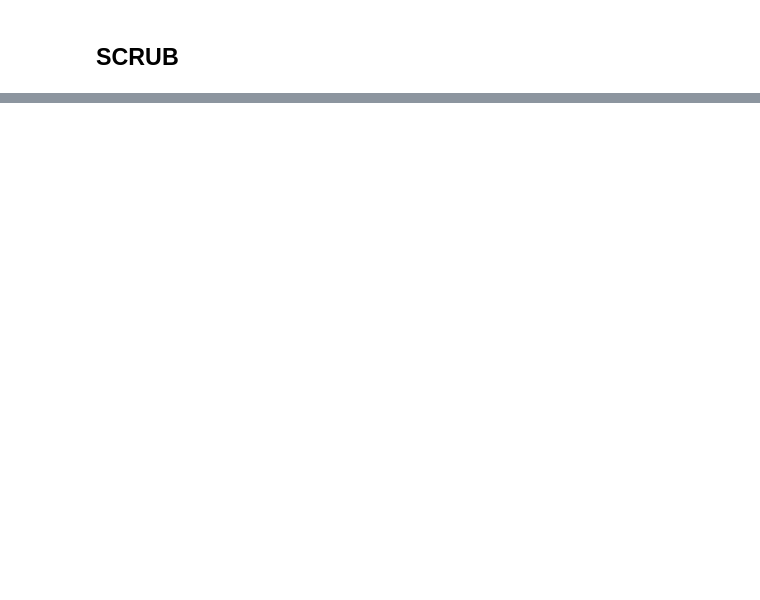
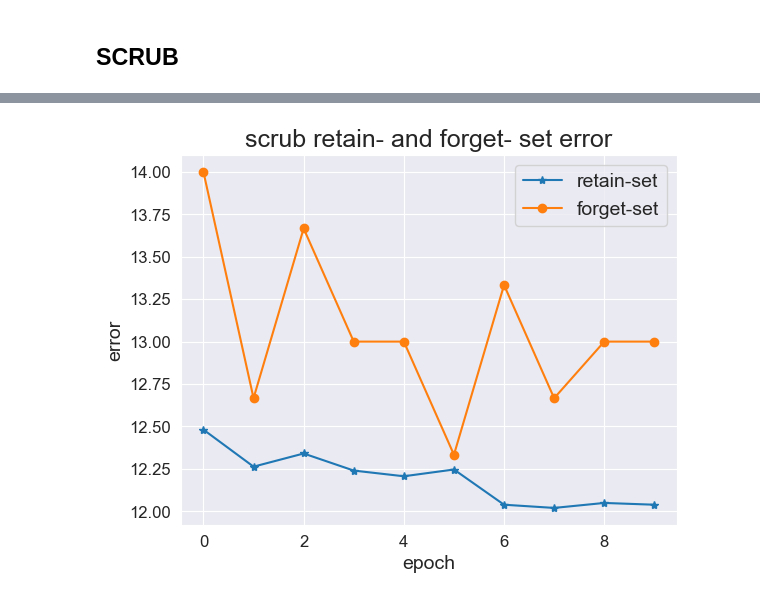
Before and after one commit to hokincode/machine_unlearning, a Jupyter notebook: unlearning-test-version3.ipynb, the cells around one changed output, grey strips where cells are left out. Cells and saved outputs as stored; diff of their text form; code cells hidden in the pictures; blank space fills up the shorter version.

Commit message:
scrub

```diff
--- a/unlearning-test-version3.ipynb
+++ b/unlearning-test-version3.ipynb
@@ -753,0 +818,32 @@ EU_K(model_euk, retain_loader, epochs=args.euk_epochs, quiet=True, lr=args.euk_l
+# %%
+module_list.append(model_t)
+
+if torch.cuda.is_available():
+    module_list.cuda()
+    criterion_list.cuda()
+    import torch.backends.cudnn as cudnn
+    cudnn.benchmark = True
+    swa_model.cuda()
+# %%
+acc_rs = []
+acc_fs = []
+acc_ts = []
+for epoch in range(1, args.sgda_epochs + 1):
+
+    lr = sgda_adjust_learning_rate(epoch, args, optimizer)
+
+    print("==> scrub unlearning ...")
+
+    acc_r, acc5_r, loss_r = validate(retain_loader, model_s, criterion_cls, args, True)
+    acc_f, acc5_f, loss_f = validate(forget_loader, model_s, criterion_cls, args, True)
+    acc_rs.append(100-acc_r.item())
+    acc_fs.append(100-acc_f.item())
+
+    maximize_loss = 0
+    if epoch <= args.msteps:
+        maximize_loss = train_distill(epoch, forget_loader, module_list, swa_model, criterion_list, optimizer, args, "maximize")
+    train_acc, train_loss = train_distill(epoch, retain_loader, module_list, swa_model, criterion_list, optimizer, args, "minimize",)
+    if epoch >= args.sstart:
+        swa_model.update_parameters(model_s)
+
+    print ("maximize loss: {:.2f}\t minimize loss: {:.2f}\t train_acc: {}".format(maximize_loss, train_loss, train_acc))
@@ -753,0 +869,13 @@ EU_K(model_euk, retain_loader, epochs=args.euk_epochs, quiet=True, lr=args.euk_l
+# %%
+from matplotlib import pyplot as plt
+indices = list(range(0,len(acc_rs)))
+plt.plot(indices, acc_rs, marker='*', alpha=1, label='retain-set')
+plt.plot(indices, acc_fs, marker='o', alpha=1, label='forget-set')
+plt.legend(prop={'size': 14})
+plt.tick_params(labelsize=12)
+plt.title('scrub retain- and forget- set error',size=18)
+plt.xlabel('epoch',size=14)
+plt.ylabel('error',size=14)
+plt.show()
+# %% [output]
+[figure, added]
```
Also changed, not shown: parts of 12 cells of this notebook.
